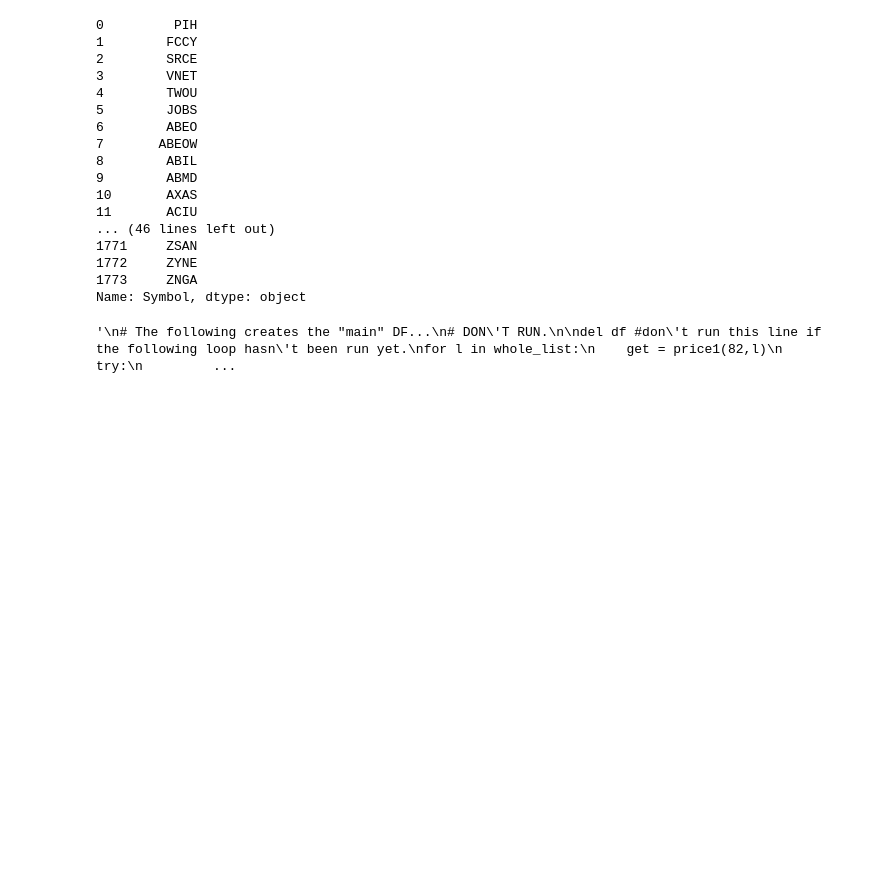
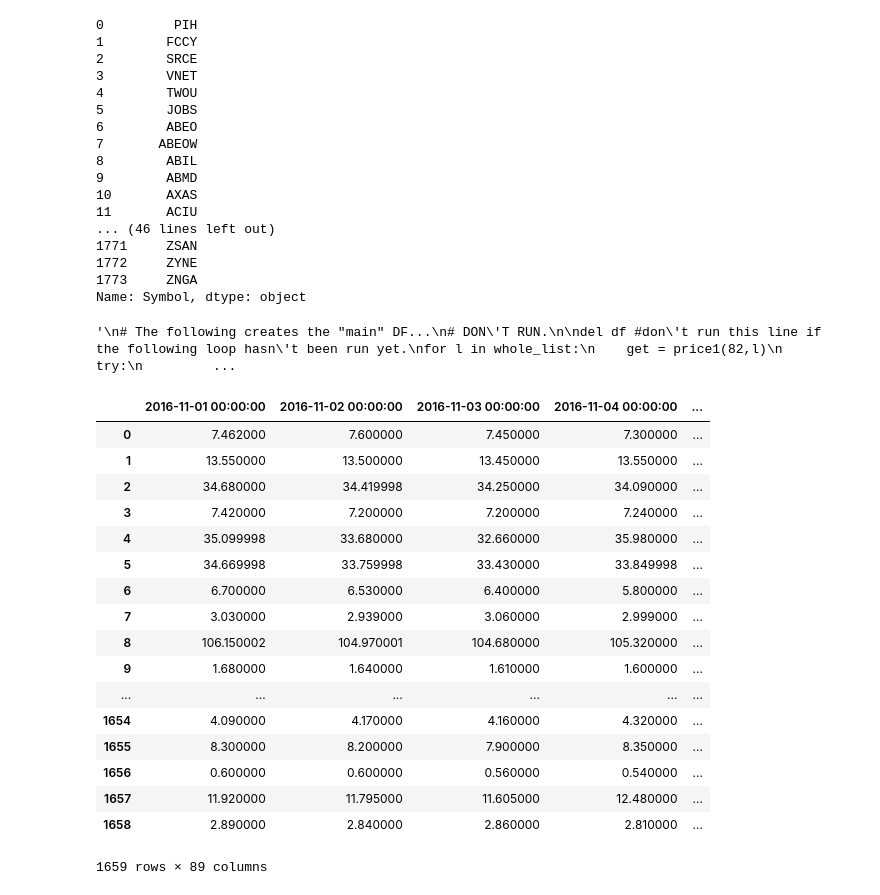
Before and after one commit to weiwang0531/stock-index, a Jupyter notebook: cleanproject.ipynb, the cells around one changed output. Drawn from its saved outputs; the diff is of its cells as text; code cells hidden in the pictures; blank space fills up the shorter version.

```diff
--- a/cleanproject.ipynb
+++ b/cleanproject.ipynb
@@ -126,5 +126,26 @@ df_long['Symbol'] = df_long.index
 final = newcsv.reset_index()
 sector  = final[['Symbol','Sector']]
 final = pd.merge(df_long, sector, on = 'Symbol')
+# %%
+final
+# %% [output]
+|  | 2016-11-01 00:00:00 | 2016-11-02 00:00:00 | 2016-11-03 00:00:00 | 2016-11-04 00:00:00 | ... |
+| 0 | 7.462000 | 7.600000 | 7.450000 | 7.300000 | ... |
+| 1 | 13.550000 | 13.500000 | 13.450000 | 13.550000 | ... |
+| 2 | 34.680000 | 34.419998 | 34.250000 | 34.090000 | ... |
+| 3 | 7.420000 | 7.200000 | 7.200000 | 7.240000 | ... |
+| 4 | 35.099998 | 33.680000 | 32.660000 | 35.980000 | ... |
+| 5 | 34.669998 | 33.759998 | 33.430000 | 33.849998 | ... |
+| 6 | 6.700000 | 6.530000 | 6.400000 | 5.800000 | ... |
+| 7 | 3.030000 | 2.939000 | 3.060000 | 2.999000 | ... |
+| 8 | 106.150002 | 104.970001 | 104.680000 | 105.320000 | ... |
+| 9 | 1.680000 | 1.640000 | 1.610000 | 1.600000 | ... |
+| ... | ... | ... | ... | ... | ... |
+| 1654 | 4.090000 | 4.170000 | 4.160000 | 4.320000 | ... |
+| 1655 | 8.300000 | 8.200000 | 7.900000 | 8.350000 | ... |
+| 1656 | 0.600000 | 0.600000 | 0.560000 | 0.540000 | ... |
+| 1657 | 11.920000 | 11.795000 | 11.605000 | 12.480000 | ... |
+| 1658 | 2.890000 | 2.840000 | 2.860000 | 2.810000 | ... |
+1659 rows × 89 columns
 # %%
 # take average within groups for each recorded date:
```
Also changed, not shown: parts of 4 cells of this notebook.
